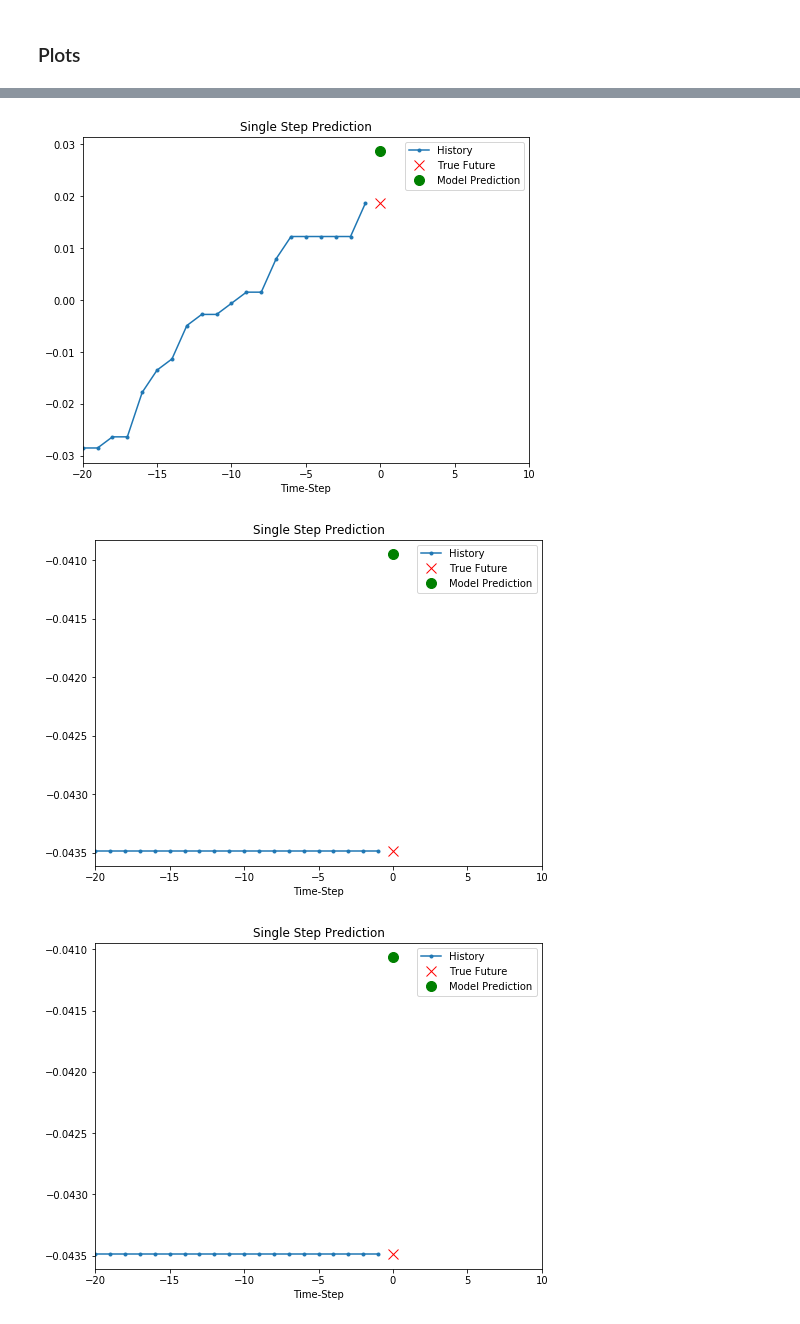
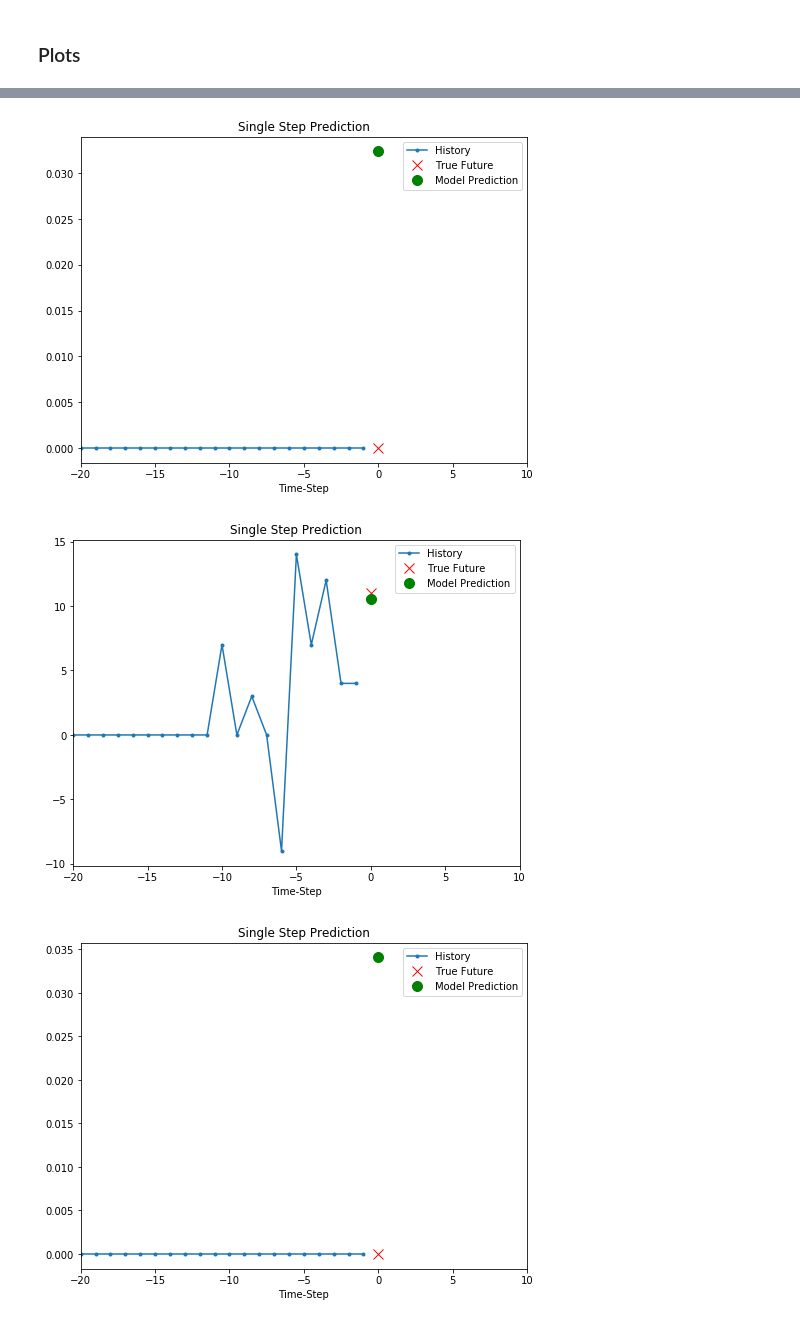
Before and after one commit to noahkrieger/info607, a Jupyter notebook: tensorflow_model.ipynb, the cells around one changed output, grey strips where cells are left out. Saved outputs shown, nothing was run; the diff lists cells and outputs as text; code cells hidden in the pictures.

Commit message:
added deep model

```diff
--- a/tensorflow_model.ipynb
+++ b/tensorflow_model.ipynb
@@ -43,7 +45,8 @@ def split_sample(df, percent_train=.80):
 def normalize_df(train_df, val_df):
     new_train_df = train_df.copy()
     new_val_df = val_df.copy()
-    cols = ['confirmed_cases','confirmed_deaths', 'confirmed_recoveries','hospitalIcuBeds','hospitalStaffedBeds','hospitalLicensedBeds', 'density']
+#     cols = ['confirmed_cases','confirmed_deaths', 'confirmed_recoveries','hospitalIcuBeds','hospitalStaffedBeds','hospitalLicensedBeds', 'density']
+    cols = ['confirmed_cases','confirmed_recoveries','hospitalIcuBeds','hospitalStaffedBeds','hospitalLicensedBeds', 'density']
     for col in cols:
         # calculate mean and std on training data only
         data = new_train_df[col].astype('float')
@@ -122,9 +136,12 @@ def fit_model(model, train_data, val_data):
 # %%
+tf.random.set_seed(50)
 train_df, val_df = get_data()
 x_train, y_train = multivariate_data(train_df, 'confirmed_deaths')
 x_val, y_val = multivariate_data(val_df, 'confirmed_deaths')
 
 train_data, val_data = slice_cache_for_tensorflow(x_train, y_train, x_val, y_val)
-model = build_and_compile_model(x_train)
-history = fit_model(model, train_data, val_data)
+shallow_model = build_and_compile_model(x_train)
+deep_model = build_and_compile_deep_model(x_train)
+shallow_history = fit_model(shallow_model, train_data, val_data)
+deep_history = fit_model(deep_model, train_data, val_data)
 # %% [output]
@@ -173,12 +216,13 @@ def show_plot(plot_data, delta, title):
     plt.xlabel('Time-Step')
     return plt
 # %%
-for x, y in val_data.skip(100000).take(3):
+# shallow model
+for x, y in val_data.skip(3000).take(50):
     plot = show_plot([x[0][:, 1].numpy(), y[0].numpy(),
-                    model.predict(x)[0]], 0,
+                    shallow_model.predict(x)[0]], 0,
                    'Single Step Prediction')
     plot.show()
 # %% [output]
-[figure, old version]
+[figure, new version]
-[figure, old version]
+[figure, new version]
-[figure, old version]
+[figure, new version]
```
Also changed, not shown: parts of 12 cells of this notebook, 2 other files.
